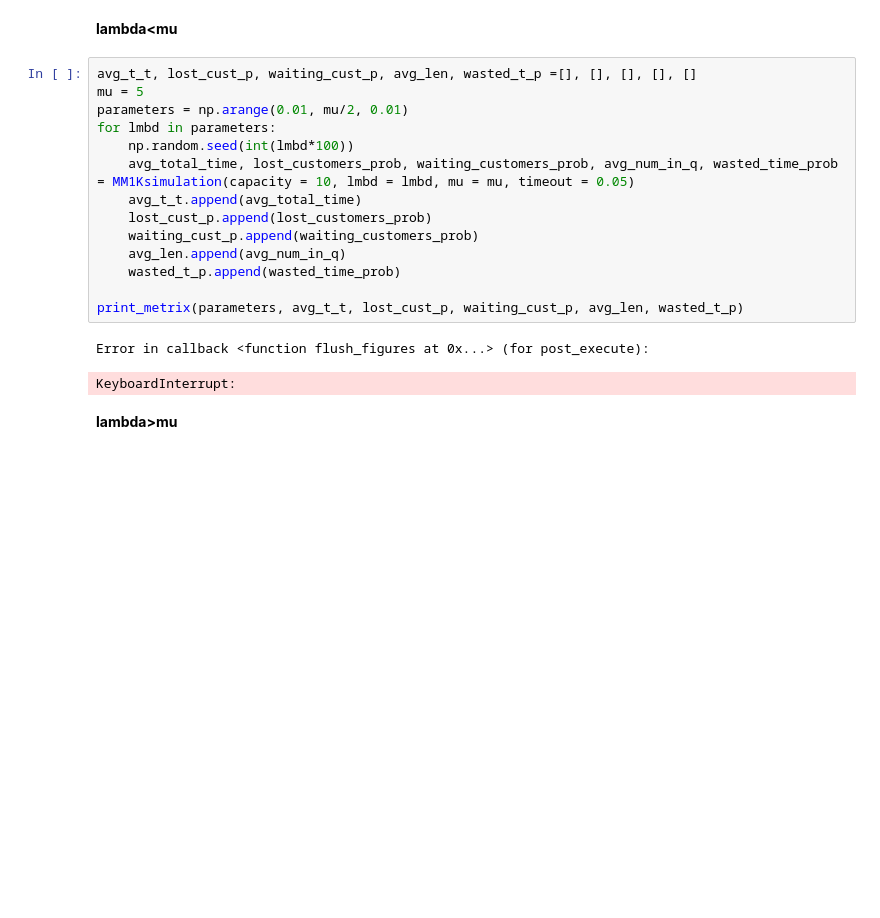
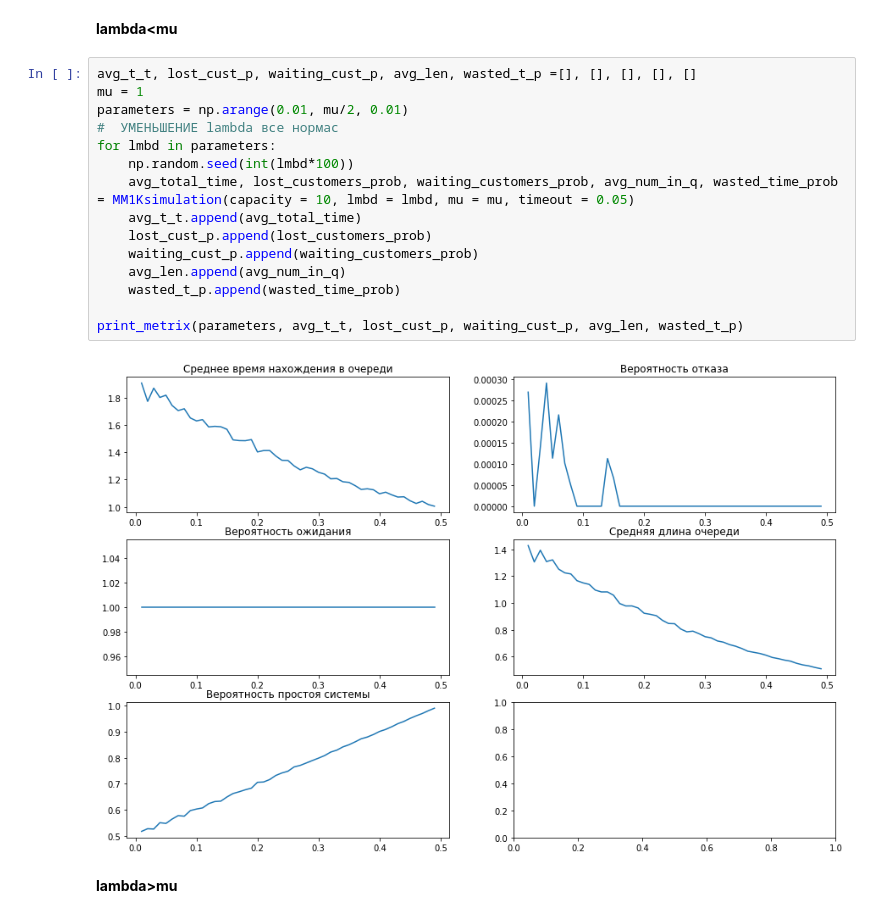
Before and after one commit to Programming-Technology-ALG/Queuing_theory, a Jupyter notebook: 123.ipynb, the cells around one changed output. Drawn from its saved outputs; the diff is of its cells as text; blank space fills up the shorter version.

```diff
--- a/123.ipynb
+++ b/123.ipynb
@@ -125,21 +163,21 @@ print_metrix(parameters, avg_t_t, lost_cust_p, waiting_cust_p, avg_len, wasted_t
 **lambda<mu**
 # %%
 avg_t_t, lost_cust_p, waiting_cust_p, avg_len, wasted_t_p =[], [], [], [], []
-mu = 5
+mu = 1
 parameters = np.arange(0.01, mu/2, 0.01)
+#  УМЕНЬШЕНИЕ lambda все нормас
 for lmbd in parameters:
     np.random.seed(int(lmbd*100))
     avg_total_time, lost_customers_prob, waiting_customers_prob, avg_num_in_q, wasted_time_prob = MM1Ksimulation(capacity = 10, lmbd = lmbd, mu = mu, timeout = 0.05)
     avg_t_t.append(avg_total_time)
     lost_cust_p.append(lost_customers_prob)
     waiting_cust_p.append(waiting_customers_prob)
     avg_len.append(avg_num_in_q)
     wasted_t_p.append(wasted_time_prob)
 
 print_metrix(parameters, avg_t_t, lost_cust_p, waiting_cust_p, avg_len, wasted_t_p)
 # %% [output]
-Error in callback <function flush_figures at 0x...> (for post_execute):
-KeyboardInterrupt:
+[figure, added]
 # %% [markdown]
 **lambda>mu**
 # %%
```
Also changed, not shown: parts of 14 cells of this notebook.
